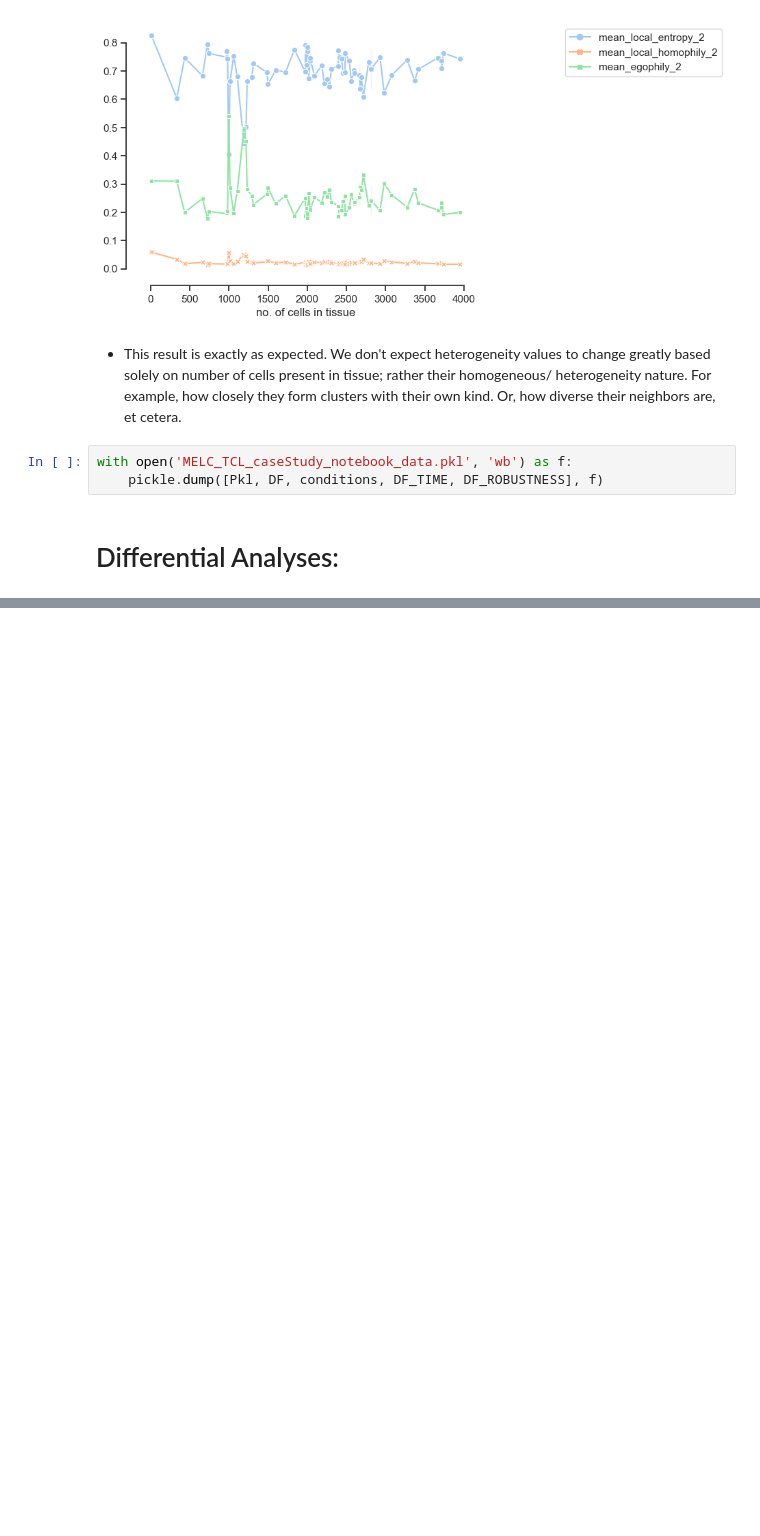
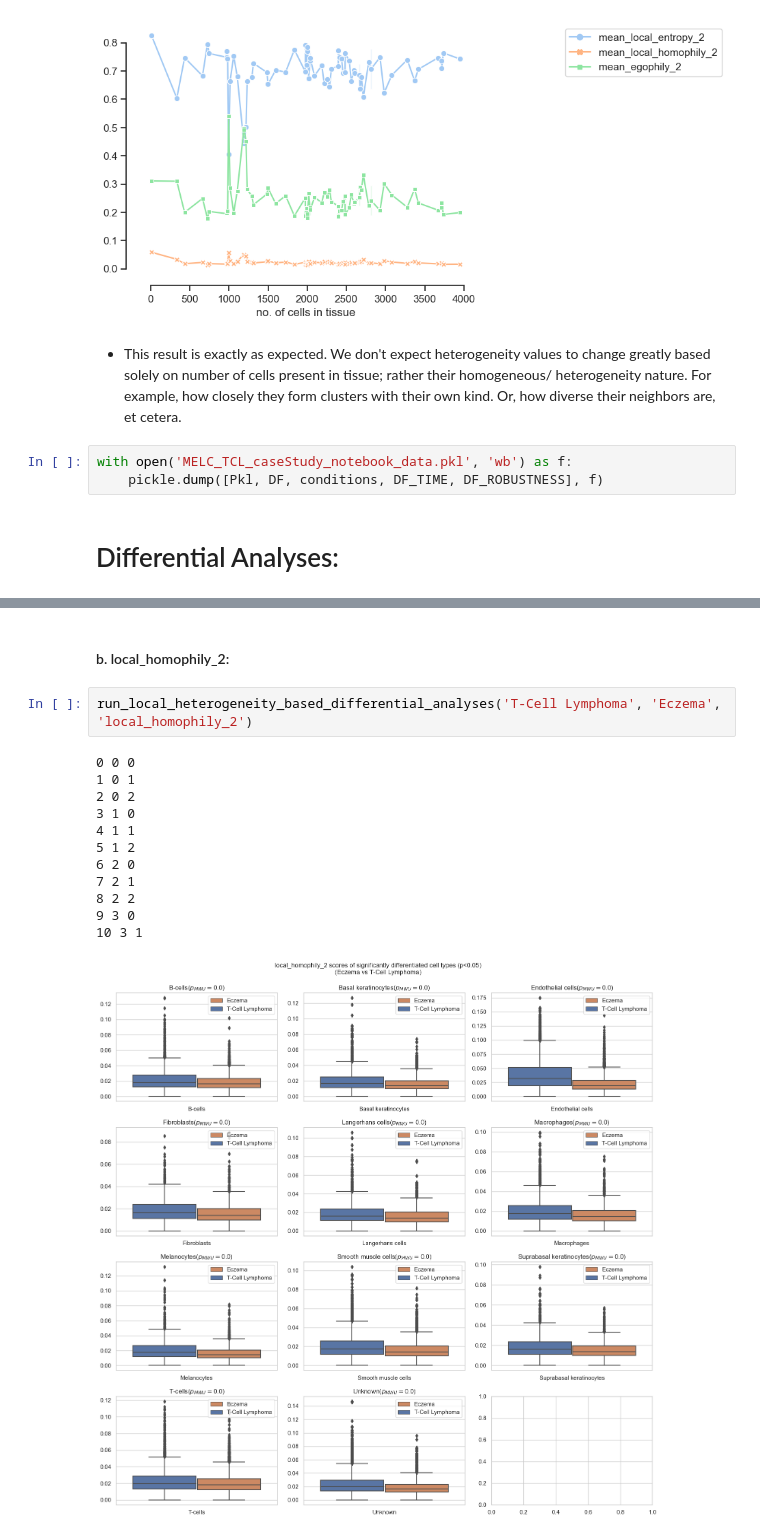
Before and after one commit to bionetslab/SHouT, a Jupyter notebook: MELC_TCL_caseStudy.ipynb, the cells around one changed output, grey strips where cells are left out. Saved outputs shown, nothing was run; the diff lists cells and outputs as text; blank space fills up the shorter version.

```diff
--- a/MELC_TCL_caseStudy.ipynb
+++ b/MELC_TCL_caseStudy.ipynb
@@ -266,0 +503,17 @@ with open('MELC_TCL_caseStudy_notebook_data.pkl', 'wb') as f:
+# %% [markdown]
+#### b. local_homophily_2:
+# %%
+run_local_heterogeneity_based_differential_analyses('T-Cell Lymphoma', 'Eczema', 'local_homophily_2')
+# %% [output]
+0 0 0
+1 0 1
+2 0 2
+3 1 0
+4 1 1
+5 1 2
+6 2 0
+7 2 1
+8 2 2
+9 3 0
+10 3 1
+[figure, added]
```
Also changed, not shown: parts of 26 cells of this notebook, 11 other files.
